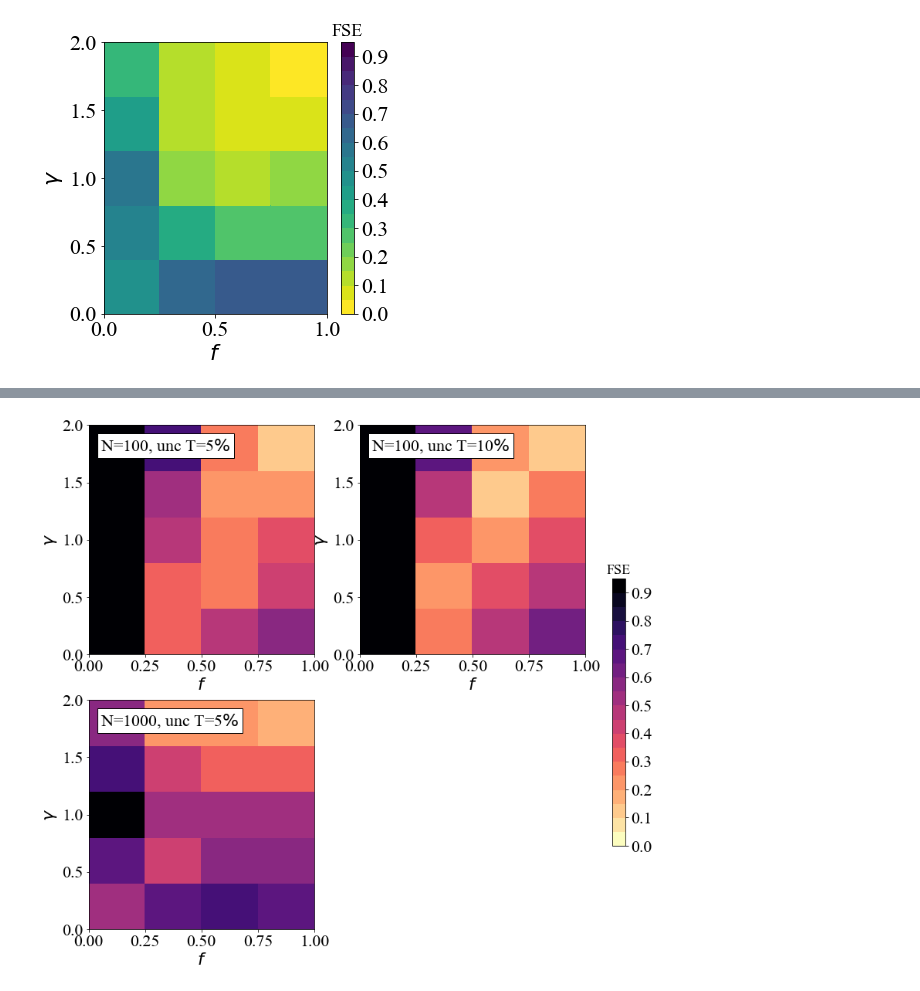
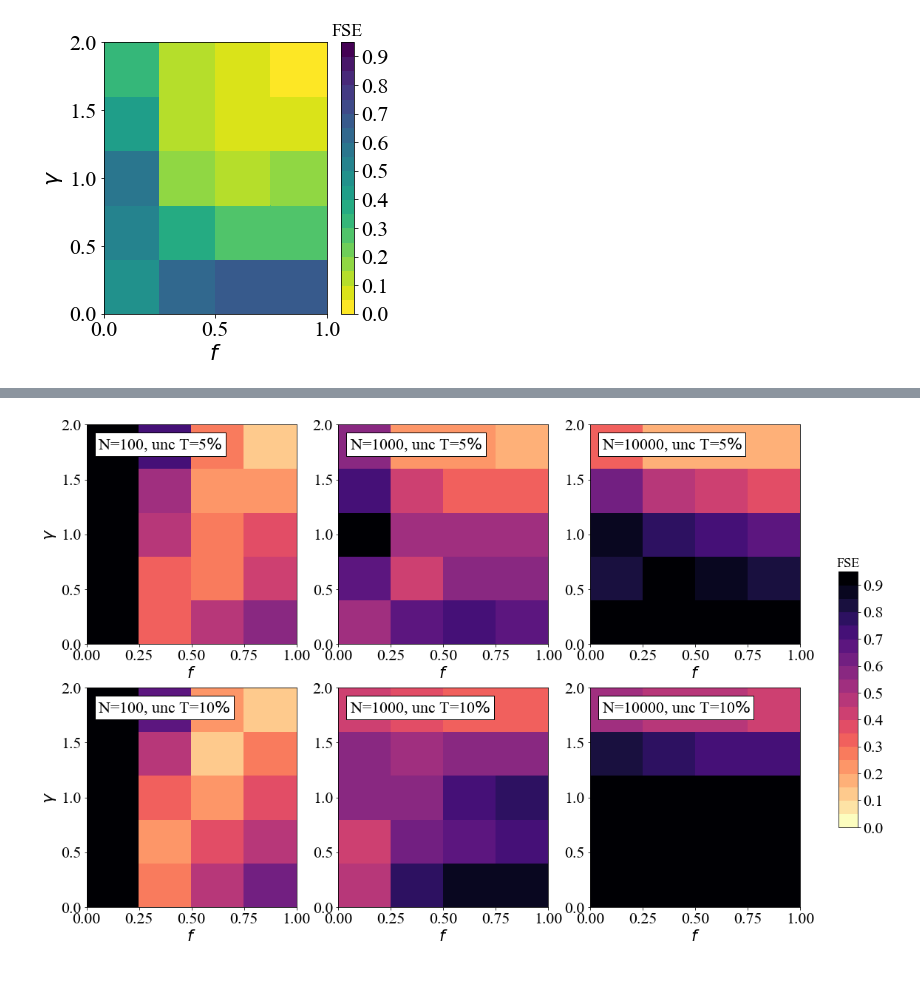
Before and after one commit to SvPoder/exoplanets, a Jupyter notebook: jupyter-notebook/reconstructed_DM.ipynb, the cells around one changed output, grey strips where cells are left out. Saved outputs shown, nothing was run; the diff lists cells and outputs as text; code cells hidden in the pictures.

```diff
--- a/jupyter-notebook/reconstructed_DM.ipynb
+++ b/jupyter-notebook/reconstructed_DM.ipynb
@@ -413,14 +413,3 @@ FSE_grid_f_gamma(filepath, nBDs, rel_unc)
 FSE_grid_f_gamma(filepath, nBDs, rel_unc, plot_f=False)
 # %% [output]
 [figure]
-# %%
-fig, ax = plt.subplots(2, 2, figsize=(12, 12))
-
-filepath = "../results/bayesian/ex1/"
-nBDs     = 100 ; rel_unc  = 0.05
-FSE_grid_f_gamma(filepath, nBDs, rel_unc, ax=ax[0, 0])
-nBDs     = 100 ; rel_unc  = 0.10
-FSE_grid_f_gamma(filepath, nBDs, rel_unc, ax=ax[1, 0])
-
-nBDs     = 1000 ; rel_unc  = 0.05
-FSE_grid_f_gamma(filepath, nBDs, rel_unc, ax=ax[0, 1])
@@ -461,35 +448,34 @@ def plot_FSE_grid_f_gamma(filepath, fig, axes, rank=100, D=2, PE="median", plot_
     """
     norm = colors.BoundaryNorm(boundaries=np.arange(0, 1, 0.05), ncolors=256)
 
-    nBDs = [100, 1000]
-    rel_unc = [0.05, 0.1]
+    _nBDs = [100, 1000, 10000]
+    _rel_unc = [0.05, 0.1]
+    nBDs    = []
+    rel_unc = []
 
-    j=0; k=0;
+    for rel in _rel_unc:
+        for n in _nBDs:
+            nBDs.append(n)
+            rel_unc.append(rel)
 
     for i, ax in enumerate(axes.flat):
 
-        if i==3:
-            ax.remove()
-            continue
-
-        #print(i, j, k)
-        xi, yi, zi_1, zi_2 = FSE_f_gamma(filepath, nBDs[j], rel_unc[k], rank=rank, D=D, PE=PE)
+        xi, yi, zi_1, zi_2 = FSE_f_gamma(filepath, nBDs[i], rel_unc[i], rank=rank, D=D, PE=PE)
 
         if plot_f==True:
             im = ax.pcolormesh(xi, yi, zi_1, norm=norm, cmap="magma_r")
         else:
             im = ax.pcolormesh(xi, yi, zi_2, norm=norm, cmap="viridis_r")
 
-        ax.set_ylabel(r"$\gamma$"); ax.set_xlabel(r"$f$")
+        if i==0 or i==3:
+            ax.set_ylabel(r"$\gamma$")
 
-        text_box = AnchoredText(("N=%i, unc T=%i" %(nBDs[j], int(rel_unc[k]*100))) + "$\%$", frameon=True, loc=2, pad=0.2)
+        ax.set_xlabel(r"$f$")
+
+        text_box = AnchoredText(("N=%i, unc T=%i" %(nBDs[i], int(rel_unc[i]*100))) + "$\%$",
+                                frameon=True, loc=2, pad=0.2)
         plt.setp(text_box.patch, facecolor="white")
         ax.add_artist(text_box)
-
-        if i==0 or i==2:
-            k=1;
-        if i==1:
-            k=0; j=1;
 
 
     fig.subplots_adjust(right=0.87)
@@ -499,12 +485,12 @@ def plot_FSE_grid_f_gamma(filepath, fig, axes, rank=100, D=2, PE="median", plot_
 
     return
 # %%
-fig, ax = plt.subplots(2, 2, figsize=(12, 12))
+fig, ax  = plt.subplots(2, 3, figsize=(18, 12))
 
 filepath = "../results/bayesian/ex1/"
 plot_FSE_grid_f_gamma(filepath, fig, ax)
 
 fig.savefig("../Figs/ex1_FSE_f.pdf")
 # %% [output]
-[figure, old version]
+[figure, new version]
 # %%
```
Also changed, not shown: parts of 6 cells of this notebook.
